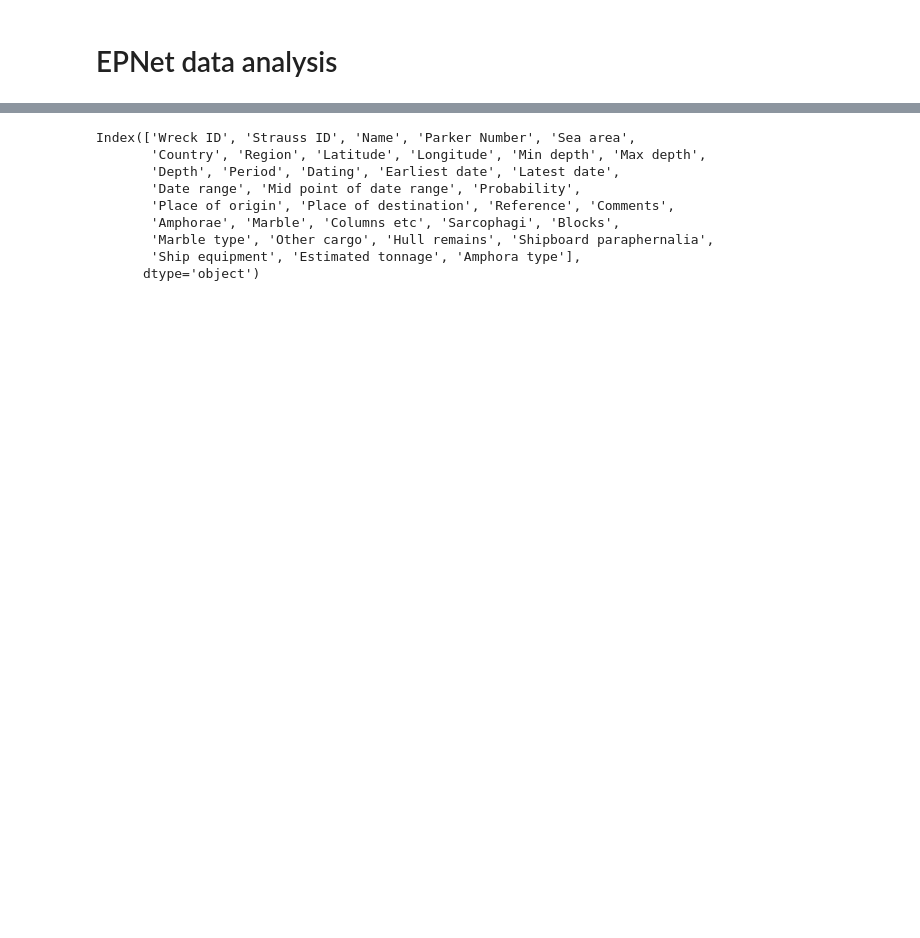
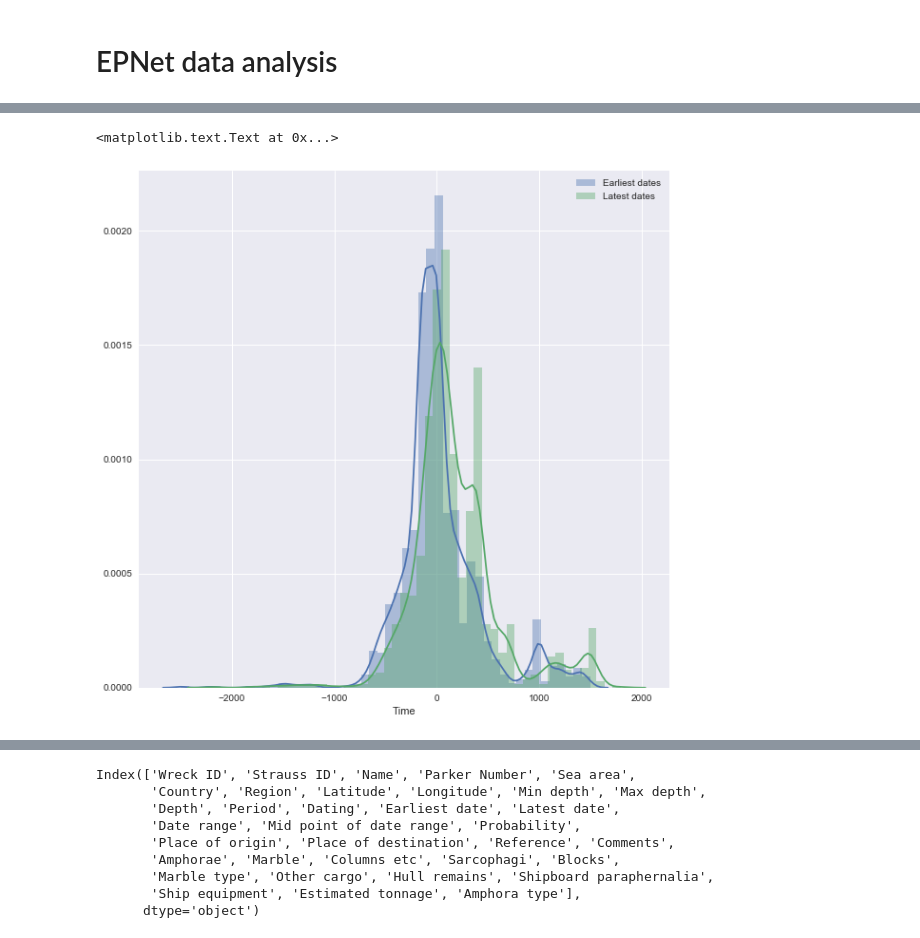
Before and after one commit to izaromanowska/shipwrecks, a Jupyter notebook: EPNet_shipwrecks.ipynb, the cells around one changed output, grey strips where cells are left out. Saved outputs shown, nothing was run; the diff lists cells and outputs as text; code cells hidden in the pictures; blank space fills up the shorter version.

```diff
--- a/EPNet_shipwrecks.ipynb
+++ b/EPNet_shipwrecks.ipynb
@@ -93,3 +85,12 @@ fig = dict(data=data, layout=layout)
 py.iplot(fig, filename='Roman Shipwrecks')
 # %% [output]
 [interactive output not drawn]
+# %%
+plt.figure(figsize = (10,10))
+sns.distplot(df['Earliest date'].dropna(), label = 'Earliest dates')
+sns.distplot(df['Latest date'].dropna(), label = 'Latest dates')
+plt.legend()
+plt.xlabel('Time')
+# %% [output]
+<matplotlib.text.Text at 0x...>
+[figure, added]
```
Also changed, not shown: parts of 21 cells of this notebook, 8 other files.
